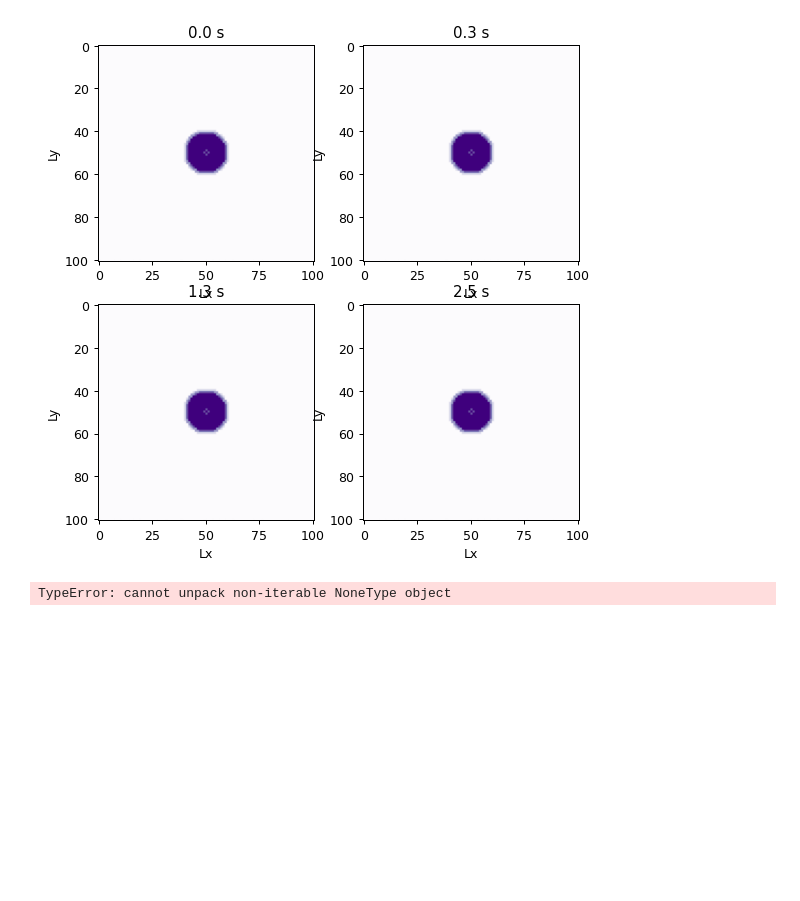
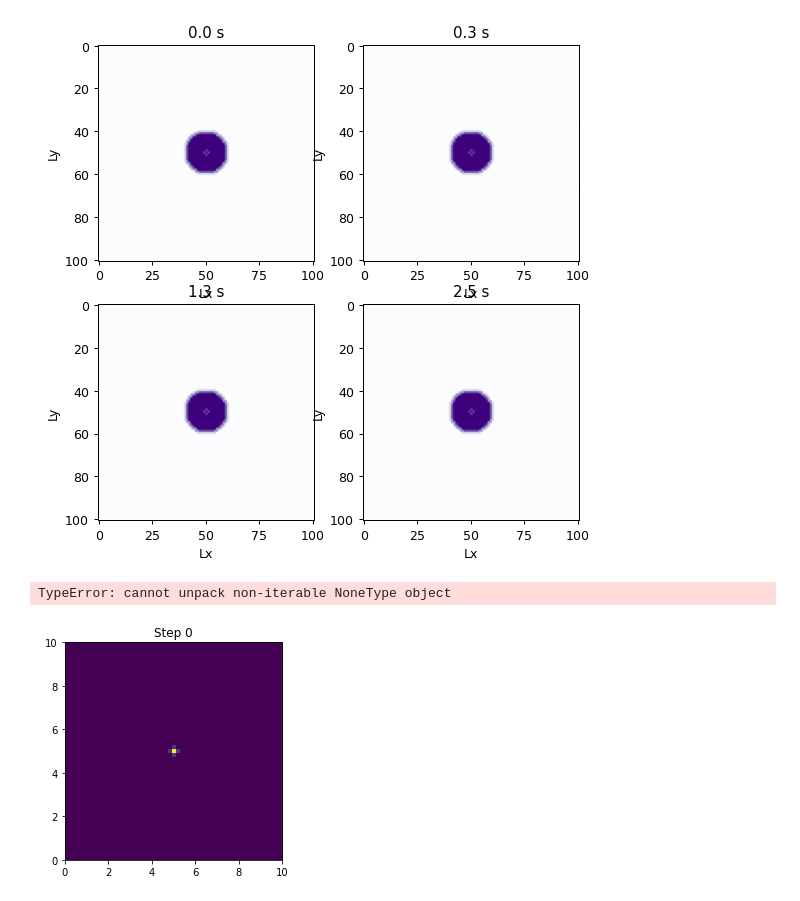
Before and after one commit to rosiane-carneiro/atividade-difusao, a Jupyter notebook: diffusion_rascunho.ipynb, the cells around one changed output. Saved outputs shown, nothing was run; the diff lists cells and outputs as text; code cells hidden in the pictures; blank space fills up the shorter version.

```diff
--- a/diffusion_rascunho.ipynb
+++ b/diffusion_rascunho.ipynb
@@ -213,3 +213,39 @@ u,u0,x,y = difusao(nt,nx,ny,D)
 plot_difusao(u,x,y,'Difusão - 2D')
 # %% [output]
 TypeError: cannot unpack non-iterable NoneType object
+# %%
+import numpy as np
+import matplotlib.pyplot as plt
+
+def diffuse(conc, D, dt, dx, dy):
+    nx, ny = conc.shape
+    conc_new = conc.copy()
+    for i in range(1, nx-1):
+        for j in range(1, ny-1):
+            conc_new[i, j] = conc[i, j] + D * dt / dx**2 * (conc[i+1, j] - 2 * conc[i, j] + conc[i-1, j]) \
+                                            + D * dt / dy**2 * (conc[i, j+1] - 2 * conc[i, j] + conc[i, j-1])
+    return conc_new
+
+def simulate_diffusion(nx, ny, D, T, Lx, Ly):
+    dx = Lx / (nx-1)
+    dy = Ly / (ny-1)
+    x = np.linspace(0, Lx, nx)
+    y = np.linspace(0, Ly, ny)
+    X, Y = np.meshgrid(x, y)
+    conc = np.zeros((nx, ny))
+    conc[nx//2, ny//2] = 1
+    dt = 0.1 * dx**2 / D
+    N_steps = int(T / dt)
+    fig, ax = plt.subplots()
+    for i_step in range(N_steps):
+        conc = diffuse(conc, D, dt, dx, dy)
+        if i_step % 10 == 0:
+            ax.cla()
+            ax.imshow(conc, extent=[0, Lx, 0, Ly], origin='lower')
+            ax.set_title("Step {}".format(i_step))
+            plt.pause(0.1)
+    plt.show()
+
+simulate_diffusion(51, 51, 1, 100, 10, 10)
+# %% [output]
+[figure, added]
```
Also changed, not shown: parts of 1 cell of this notebook.
